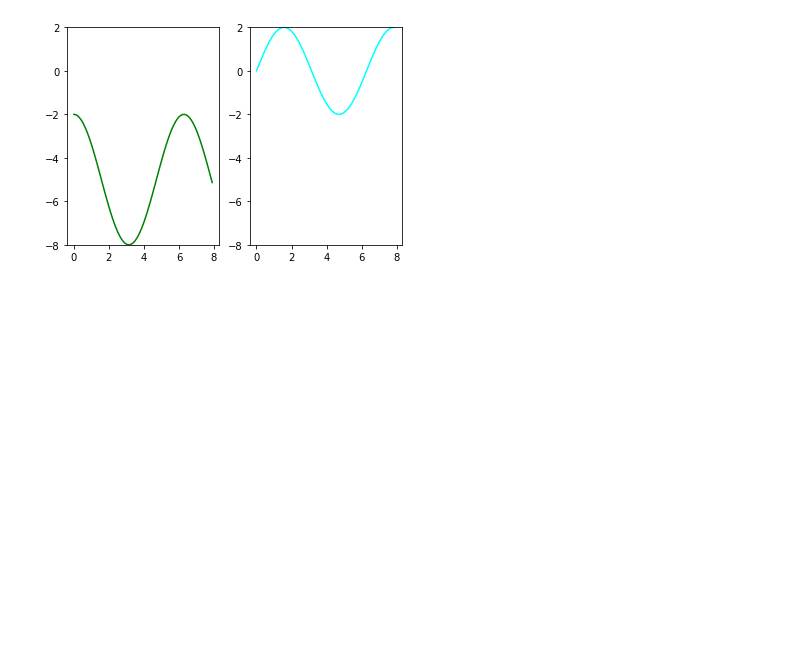
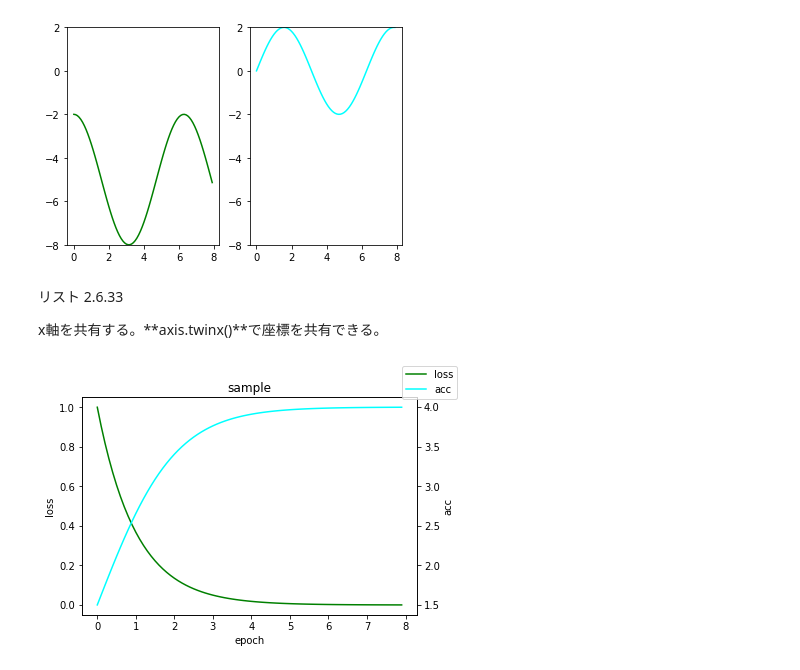
Before and after one commit to ken-ty/python_medical_images, a Jupyter notebook: chapter2/Chapter2.ipynb, the cells around one changed output. Saved outputs shown, nothing was run; the diff lists cells and outputs as text; code cells hidden in the pictures; blank space fills up the shorter version.

```diff
--- a/chapter2/Chapter2.ipynb
+++ b/chapter2/Chapter2.ipynb
@@ -1492,3 +1496,34 @@ ax2.plot(x, y2, color='cyan')
 fig.show()
 # %% [output]
 [figure]
+# %% [markdown]
+リスト 2.6.33
+
+x軸を共有する。**axis.twinx()**で座標を共有できる。
+# %%
+%matplotlib inline
+import numpy as np
+import matplotlib.pyplot as plt
+
+x = np.arange(0, 8, 0.1)
+y1 = 1.0/np.exp(x)
+y2 = 5.0/(1 + np.exp(-x)) -1
+
+# Figure の作成
+fig = plt.figure()
+
+# グラフの描画(1)
+ax1 = fig.add_subplot(1,1,1)
+ax1.plot(x, y1, color='green', label='loss')
+ax1.set_ylabel('loss')
+ax1.set_xlabel('epoch')
+
+# グラフの描画(2)
+ax2 = ax1.twinx()
+ax2.plot(x, y2, color='cyan', label='acc')
+ax2.set_ylabel('acc')
+plt.title('sample')
+fig.legend()
+fig.show()
+# %% [output]
+[figure, added]
```
Also changed, not shown: parts of 8 cells of this notebook.
